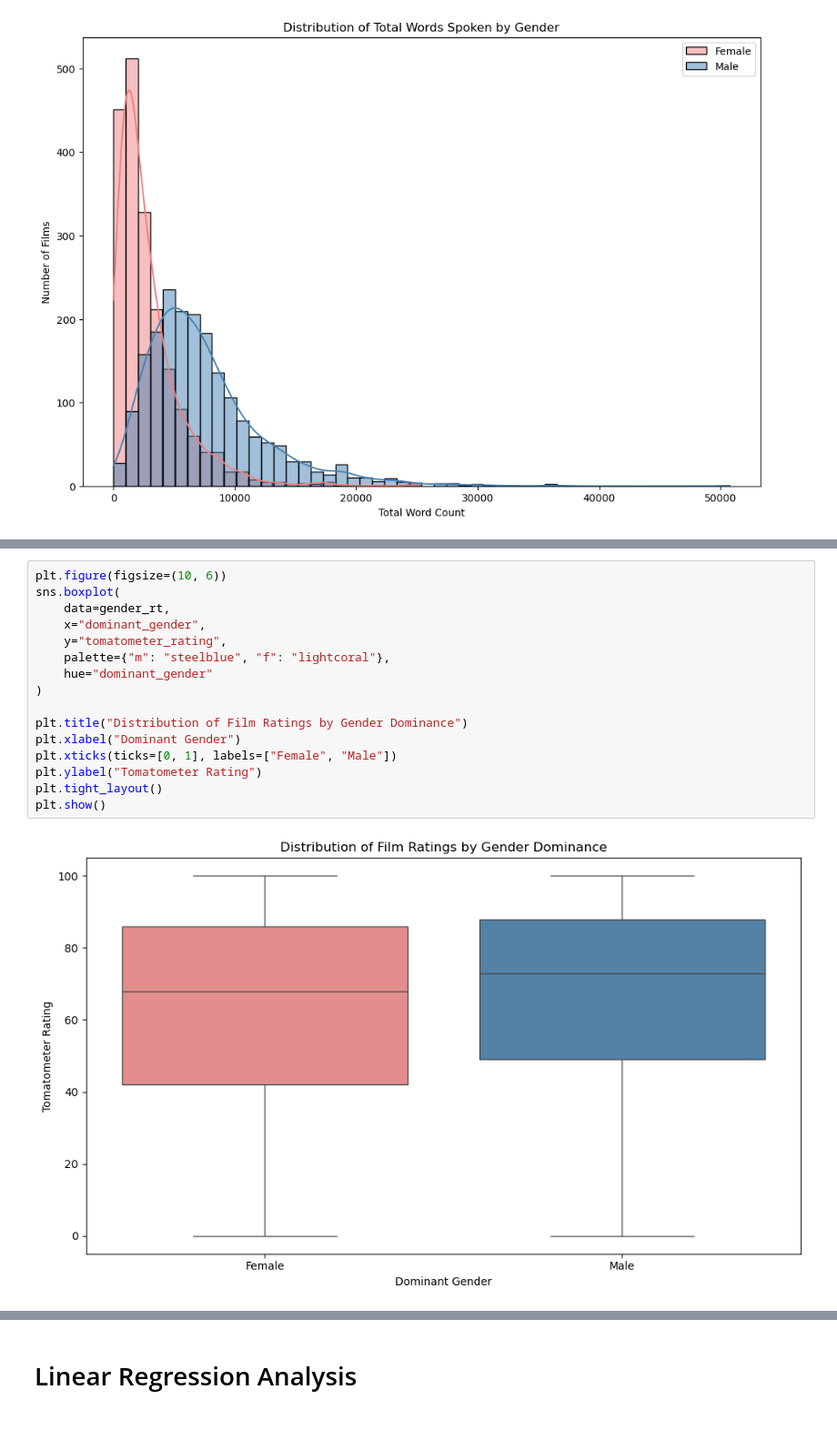
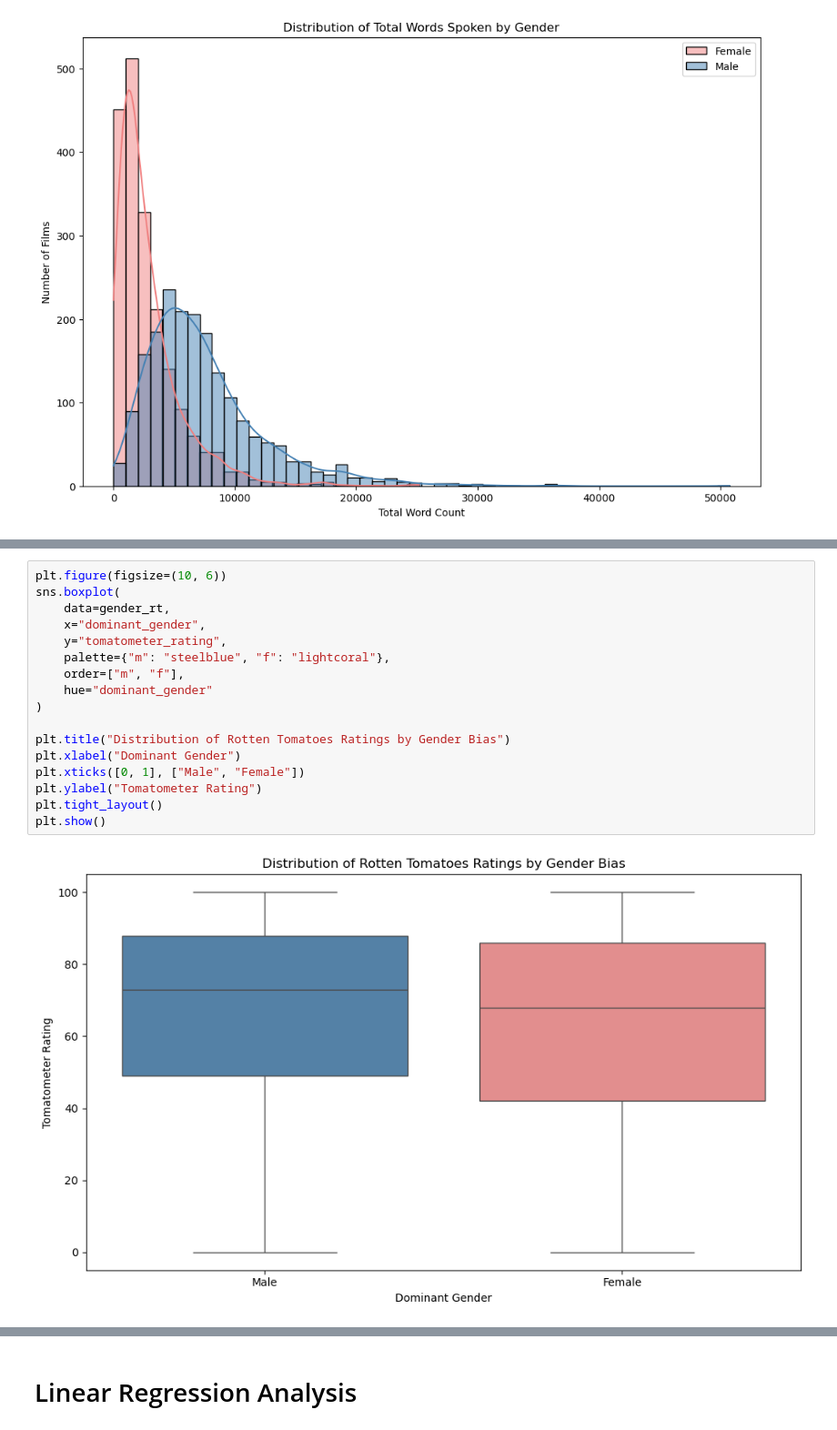
Before and after one commit to stephbc/DATA698_MastersResearchProject, a Jupyter notebook: data1.ipynb, the cells around one changed output, grey strips where cells are left out. Shown at 91% size. Drawn from its saved outputs; the diff is of its cells as text.

```diff
--- a/data1.ipynb
+++ b/data1.ipynb
@@ -559,18 +523,19 @@ plt.show()
 # %%
 plt.figure(figsize=(10, 6))
 sns.boxplot(
     data=gender_rt,
     x="dominant_gender",
     y="tomatometer_rating",
     palette={"m": "steelblue", "f": "lightcoral"},
+    order=["m", "f"],
     hue="dominant_gender"
 )
 
-plt.title("Distribution of Film Ratings by Gender Dominance")
+plt.title("Distribution of Rotten Tomatoes Ratings by Gender Bias")
 plt.xlabel("Dominant Gender")
-plt.xticks(ticks=[0, 1], labels=["Female", "Male"])
+plt.xticks([0, 1], ["Male", "Female"])
 plt.ylabel("Tomatometer Rating")
 plt.tight_layout()
 plt.show()
 # %% [output]
-[figure, old version]
+[figure, new version]
```
Also changed, not shown: parts of 30 cells of this notebook, 3 other files.
